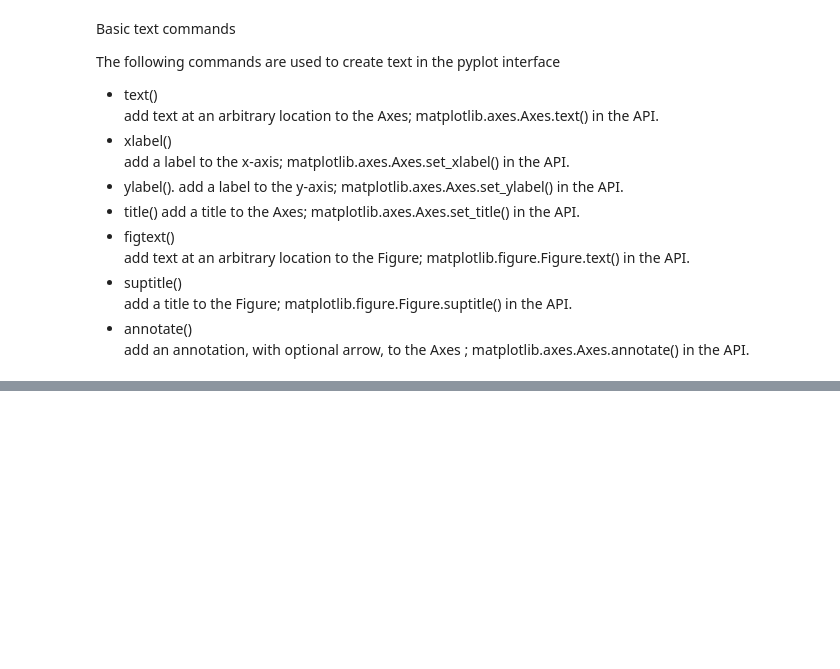
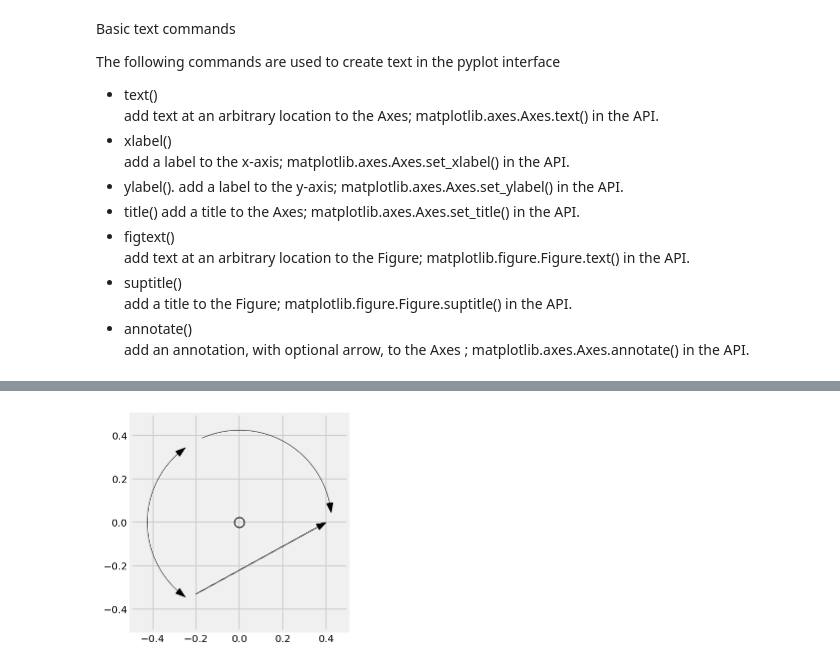
Before and after one commit to MaartenKool/CookBooks, a Jupyter notebook: McMcInShort.ipynb, the cells around one changed output, grey strips where cells are left out. Saved outputs shown, nothing was run; the diff lists cells and outputs as text; code cells hidden in the pictures; blank space fills up the shorter version.

```diff
--- a/McMcInShort.ipynb
+++ b/McMcInShort.ipynb
@@ -307,0 +592,12 @@ add an annotation, with optional arrow, to the Axes ; matplotlib.axes.Axes.annot
+# %%
+plt.plot(0,0,"o",markersize=10,color="black",mfc="none")
+
+plt.circarrow(.85,0,0,0.05*120,.9*120,startarrow=True,width=0,head_width=.03,head_length=.045,length_includes_head=True,color="black")
+plt.circarrow(.85,0,0,1.05*120,.9*120,startarrow=True,endarrow=True,width=0,head_width=.03,head_length=.045,length_includes_head=True,color="black")
+plt.arrow(-.2,-.33,.6,+.33,width=0,head_width=.03,head_length=.045,length_includes_head=True,color="black")
+
+plt.axes().set_xlim(-.5,.5)
+plt.axes().set_ylim(-.5,.5)
+plt.axes().set_aspect(1)
+plt.show()
+# %% [output]
@@ -307,0 +614 @@ add an annotation, with optional arrow, to the Axes ; matplotlib.axes.Axes.annot
+[figure, added]
```
Also changed, not shown: parts of 9 cells of this notebook, 19 other files.
